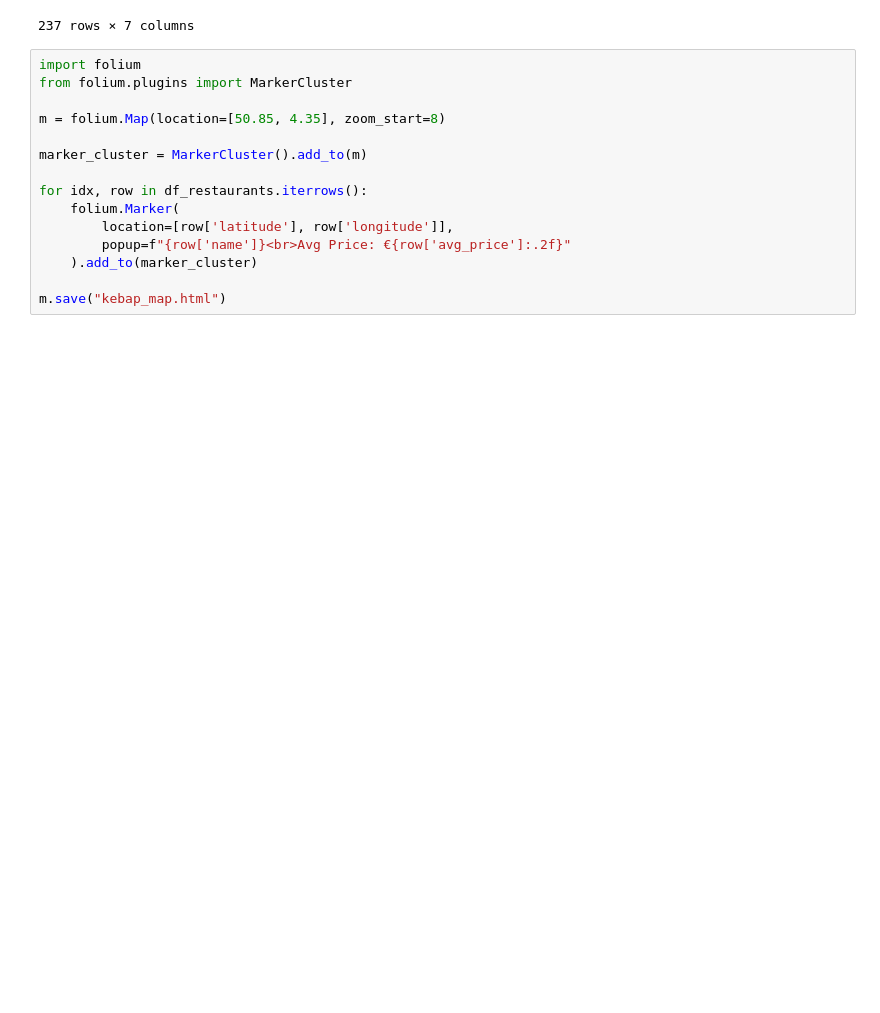
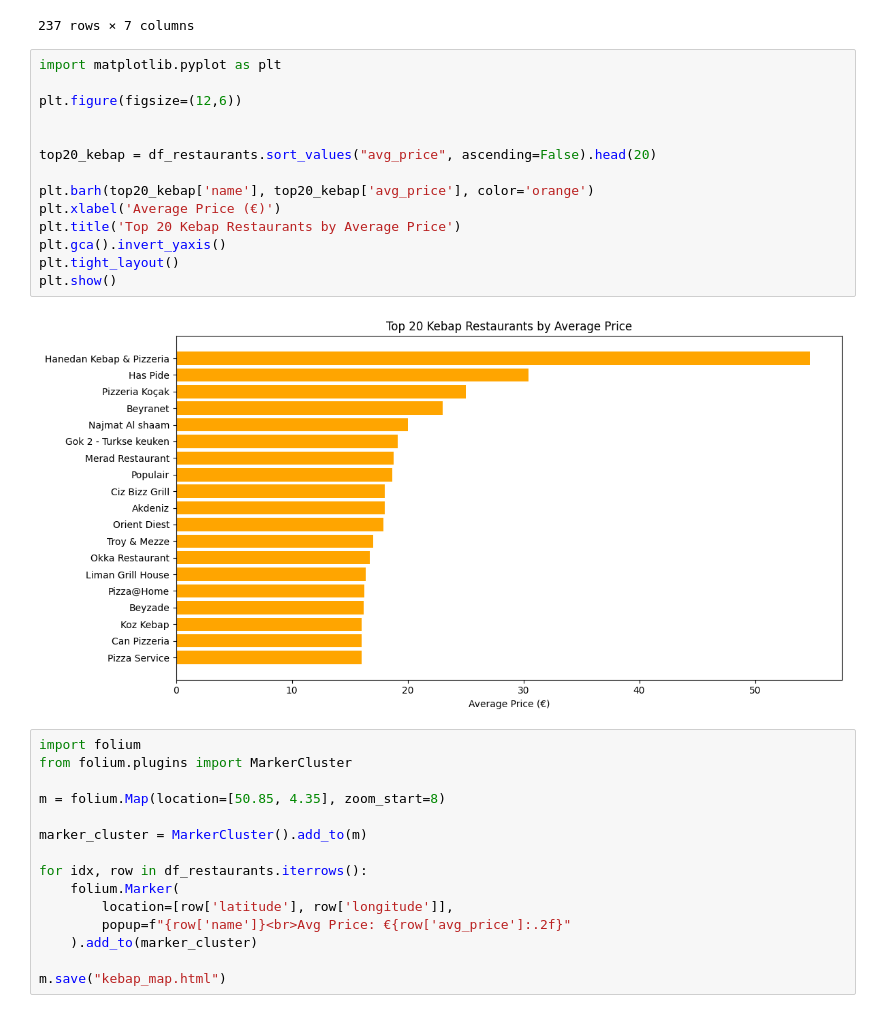
Before and after one commit to esramogulkoc-dev/delivery-market-analysis, a Jupyter notebook: sql/questions/q4.ipynb, the cells around one changed output. Drawn from its saved outputs; the diff is of its cells as text; blank space fills up the shorter version.

```diff
--- a/sql/questions/q4.ipynb
+++ b/sql/questions/q4.ipynb
@@ -46,6 +46,22 @@ df_restaurants
 | 235 | venus-8 | Venus 8 | Beringen | 51.055254 | 5.273891 | 9.000000 | Kebap dürüm, Kebap box with fries |
 | 236 | what-the-kebab | What the Kebab | Antwerpen | 51.219982 | 4.415038 | 8.016667 | Turkse pizza met kebap, Turkse pi... |
 237 rows × 7 columns
+# %%
+import matplotlib.pyplot as plt
+
+plt.figure(figsize=(12,6))
+
+
+top20_kebap = df_restaurants.sort_values("avg_price", ascending=False).head(20)
+
+plt.barh(top20_kebap['name'], top20_kebap['avg_price'], color='orange')
+plt.xlabel('Average Price (€)')
+plt.title('Top 20 Kebap Restaurants by Average Price')
+plt.gca().invert_yaxis()
+plt.tight_layout()
+plt.show()
+# %% [output]
+[figure, added]
 # %%
 import folium
 from folium.plugins import MarkerCluster
```
Also changed, not shown: 8 other files.
